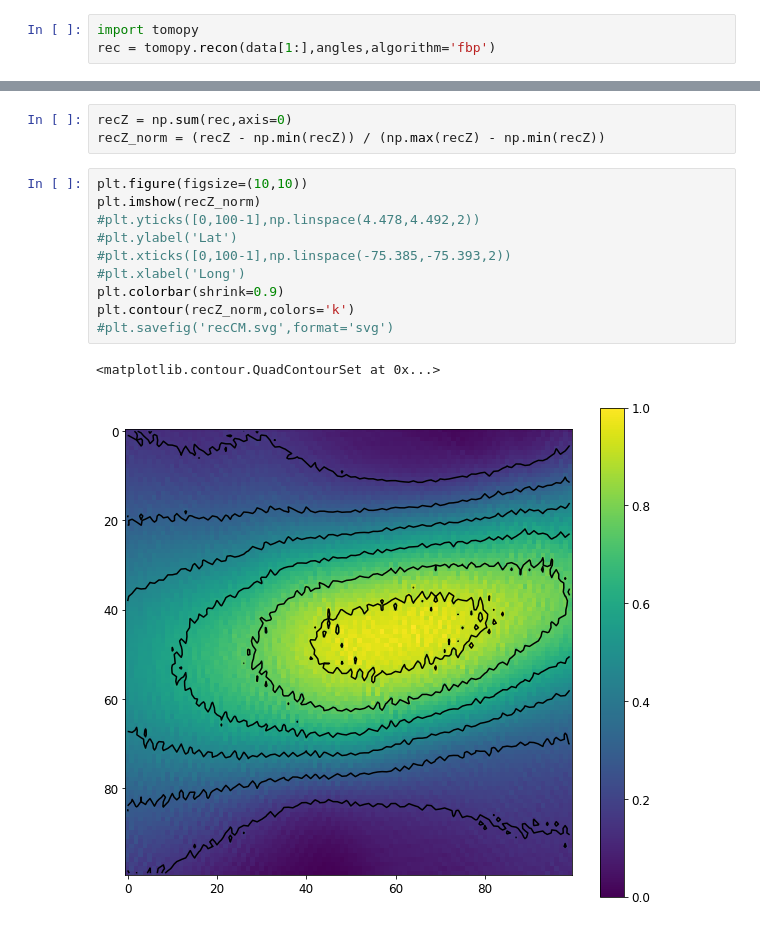
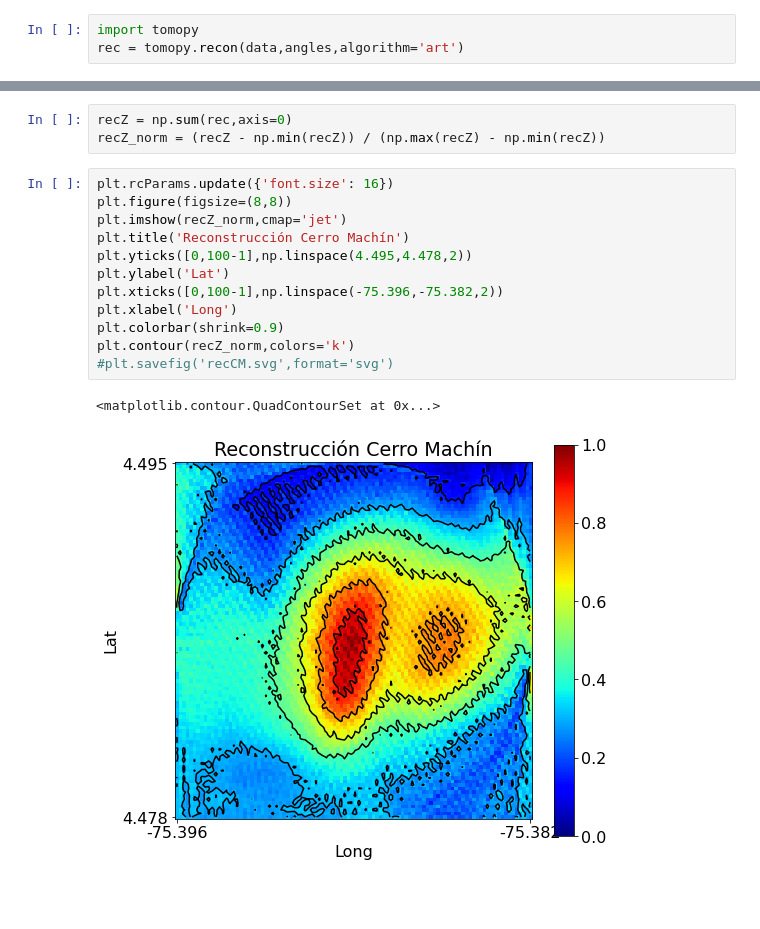
Before and after one commit to Delaican/MUYSC, a Jupyter notebook: TomoCerroMachin.ipynb, the cells around one changed output, grey strips where cells are left out. Cells and saved outputs as stored; diff of their text form; blank space fills up the shorter version.

```diff
--- a/TomoCerroMachin.ipynb
+++ b/TomoCerroMachin.ipynb
@@ -112,7 +127,7 @@ print(angles.shape,angles*180/np.pi)
 ## Reconstruction
 # %%
 import tomopy
-rec = tomopy.recon(data[1:],angles,algorithm='fbp')
+rec = tomopy.recon(data,angles,algorithm='art')
 # %%
 rec.shape
 # %% [output]
@@ -120,16 +135,18 @@ rec.shape
 # %%
 recZ = np.sum(rec,axis=0)
 recZ_norm = (recZ - np.min(recZ)) / (np.max(recZ) - np.min(recZ))
-# %%
-plt.figure(figsize=(10,10))
-plt.imshow(recZ_norm)
-#plt.yticks([0,100-1],np.linspace(4.478,4.492,2))
-#plt.ylabel('Lat')
-#plt.xticks([0,100-1],np.linspace(-75.385,-75.393,2))
-#plt.xlabel('Long')
-plt.colorbar(shrink=0.9)
-plt.contour(recZ_norm,colors='k')
-#plt.savefig('recCM.svg',format='svg')
-# %% [output]
-<matplotlib.contour.QuadContourSet at 0x...>
-[figure, removed]
+# %%
+plt.rcParams.update({'font.size': 16})
+plt.figure(figsize=(8,8))
+plt.imshow(recZ_norm,cmap='jet')
+plt.title('Reconstrucción Cerro Machín')
+plt.yticks([0,100-1],np.linspace(4.495,4.478,2))
+plt.ylabel('Lat')
+plt.xticks([0,100-1],np.linspace(-75.396,-75.382,2))
+plt.xlabel('Long')
+plt.colorbar(shrink=0.9)
+plt.contour(recZ_norm,colors='k')
+#plt.savefig('recCM.svg',format='svg')
+# %% [output]
+<matplotlib.contour.QuadContourSet at 0x...>
+[figure, added]
```
Also changed, not shown: parts of 25 cells of this notebook.
